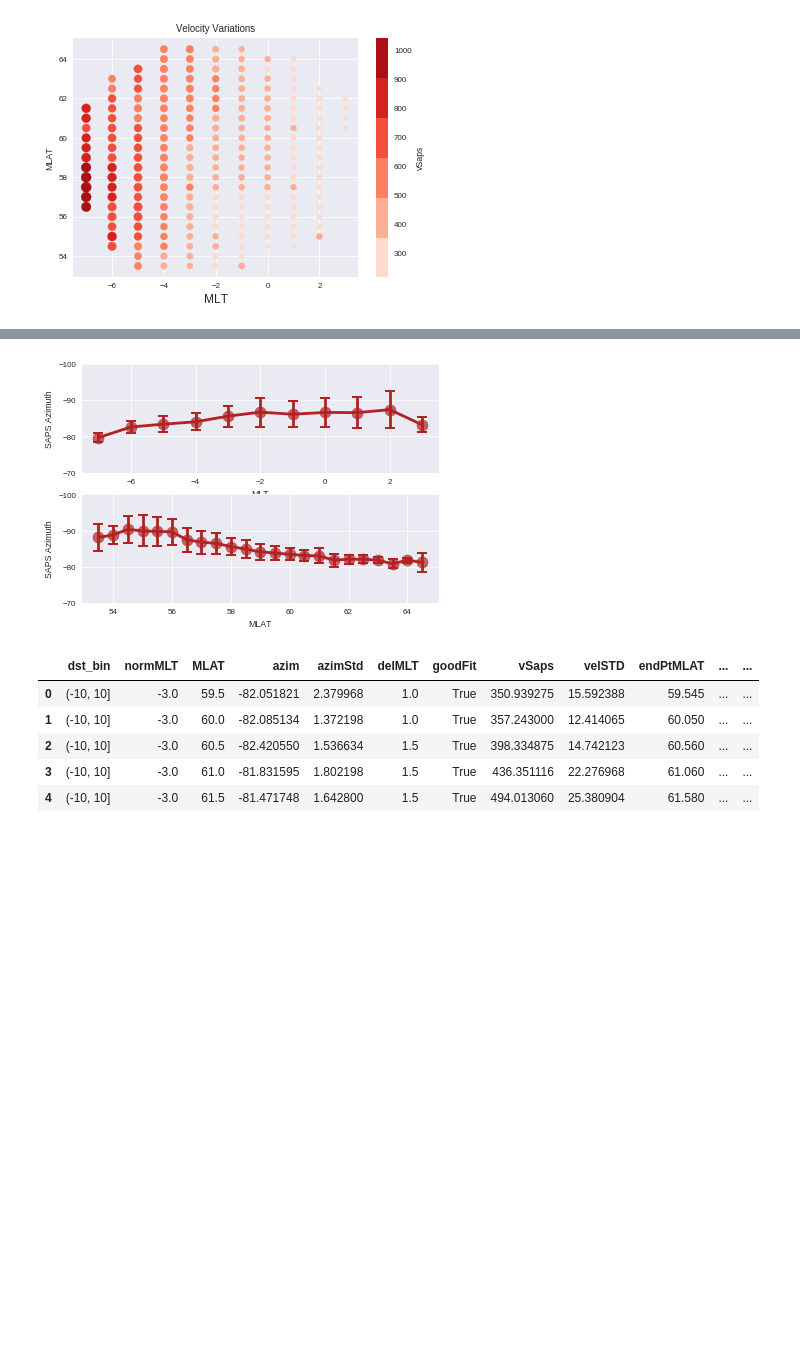
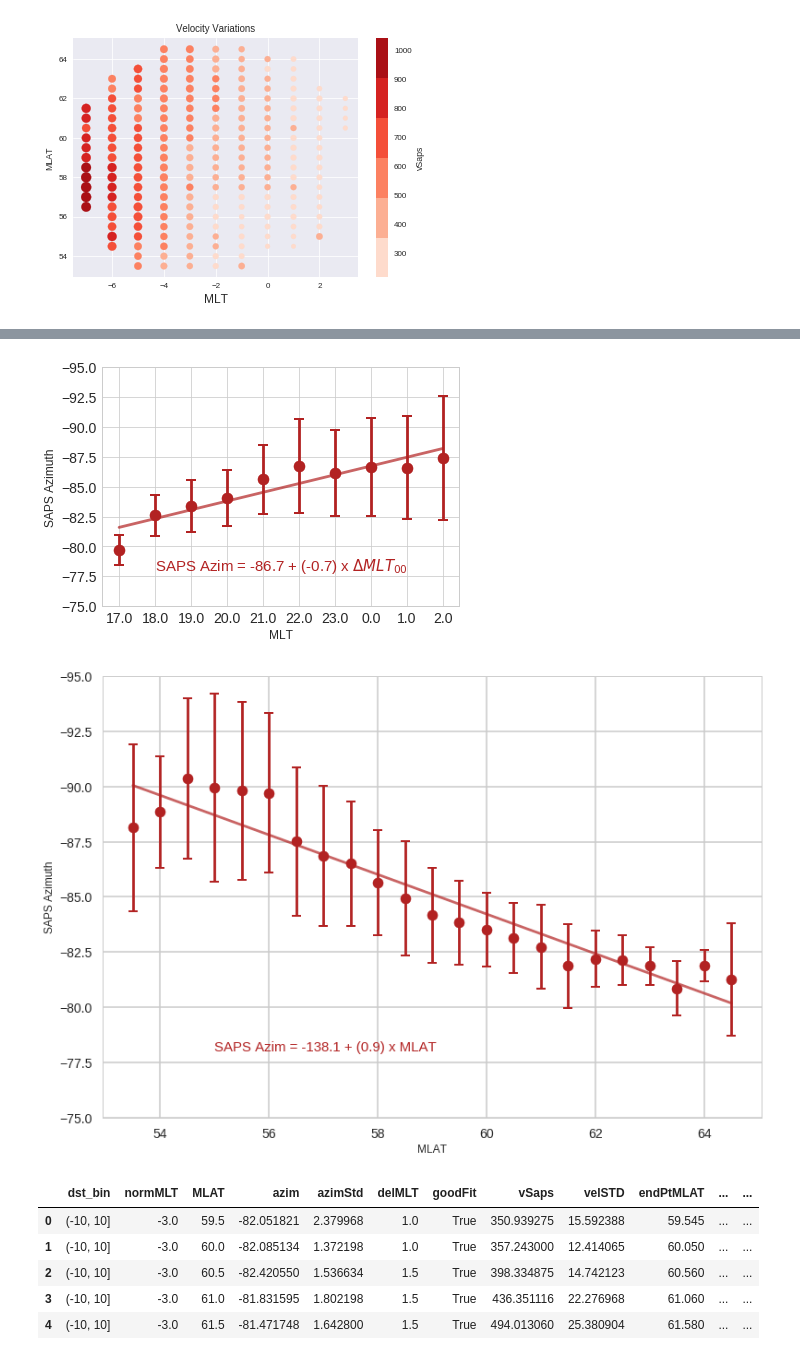
Before and after one commit to bharatreddy/indsvels, a Jupyter notebook: ipy/stats1.ipynb, the cells around one changed output, grey strips where cells are left out. Saved outputs shown, nothing was run; the diff lists cells and outputs as text; code cells hidden in the pictures; blank space fills up the shorter version.

Commit message:
azim fits pres plots

```diff
--- a/ipy/stats1.ipynb
+++ b/ipy/stats1.ipynb
@@ -90,57 +168,81 @@ plt.savefig("../figs/meanAzimMLATMLT.pdf",bbox_inches='tight')
 # %%
-# Plot Mean and Std of Azims vs MLT and MLAT!
-azimMLTMeanDF = mltMlatMeanDF[[ "normMLT", "azim" ]].groupby( [ "normMLT" ] ).mean().reset_index()
-azimMLTMeanDF.columns = [ "normMLT", "azim_est_mlt_mean" ]
-azimMLTStdDF = mltMlatMeanDF[[ "normMLT", "azim" ]].groupby( [ "normMLT" ] ).std().reset_index()
-azimMLTStdDF.columns = [ "normMLT", "azim_est_mlt_std" ]
-azimMLTMeanDF = pandas.merge( azimMLTMeanDF, azimMLTStdDF, on=[ "normMLT" ] )
-# GET MLAT MEAN/STD
-azimMLATMeanDF = mltMlatMeanDF[[ "MLAT", "azim" ]].groupby( [ "MLAT" ] ).mean().reset_index()
-azimMLATMeanDF.columns = [ "MLAT", "azim_est_mlat_mean" ]
-azimMLATStdDF = mltMlatMeanDF[[ "MLAT", "azim" ]].groupby( [ "MLAT" ] ).std().reset_index()
-azimMLATStdDF.columns = [ "MLAT", "azim_est_mlat_std" ]
-azimMLATMeanDF = pandas.merge( azimMLATMeanDF, azimMLATStdDF, on=[ "MLAT" ] )
+unqNrmMLTList = sorted( azimMLTMeanDF[ (azimMLTMeanDF["normMLT"] < 3.) ]["normMLT"].unique().tolist() )
+mltStr = []
+for j in unqNrmMLTList:
+    if j < 0:
+        mltStr.append( str(j + 24) )
+    else:
+        mltStr.append( str(j) )
 # setup fig
 fig = plt.figure()
-ax1 = fig.add_subplot(211)
-ax2 = fig.add_subplot(212)
+ax1 = fig.add_subplot(111)
 # seaborn styling
 sns.set_style("whitegrid")
 sns.set_context("poster")
 
+
+
 azimMLTMeanDF = azimMLTMeanDF.sort(["normMLT"])
+azimMLTMeanDF = azimMLTMeanDF[ azimMLTMeanDF["normMLT"] < 3. ]
 ax1.scatter(azimMLTMeanDF['normMLT'],
             azimMLTMeanDF['azim_est_mlt_mean'],
             marker='o',
             color='firebrick',
             alpha=0.7,
             s = 124)
+
+ax1.plot(azimMLTMeanDF['normMLT'],
+            azimMLTMeanDF['azim_pred'] ,
+            color='firebrick',
+            alpha=0.7)
+
 ax1.errorbar(azimMLTMeanDF['normMLT'],\
              azimMLTMeanDF['azim_est_mlt_mean'],\
-             yerr=azimMLTMeanDF['azim_est_mlt_std'], \
+             yerr=azimMLTMeanDF['azim_est_mlt_std'], fmt='o',\
              color='firebrick', label='', capthick=2., capsize=5.)
+ax1.set_xlabel("MLT", fontsize=12)
+ax1.set_ylabel("SAPS Azimuth", fontsize=12)
+plt.xlabel( "MLT" )
+plt.xticks(unqNrmMLTList, mltStr, size='small')
+plt.tick_params(labelsize=14)
+ax1.set_ylim( [-75,-95] )
+
+plt.text(-6., -78., strVelAzimPredMLT, fontsize=15, color='firebrick')
+
+plt.savefig("../figs/meanStdMLTAzim.pdf",bbox_inches='tight')
 
 # PLOT MLAT MEAN STDs
-ax2.scatter(azimMLATMeanDF['MLAT'],
+fig = plt.figure()
+ax1 = fig.add_subplot(111)
+ax1.scatter(azimMLATMeanDF['MLAT'],
             azimMLATMeanDF['azim_est_mlat_mean'],
             marker='o',
             color='firebrick',
             alpha=0.7,
             s = 124)
-ax2.errorbar(azimMLATMeanDF['MLAT'],\
+
+ax1.plot(azimMLATMeanDF['MLAT'],
+            azimMLATMeanDF['azim_pred'] ,
+            color='firebrick',
+            alpha=0.7)
+
+ax1.errorbar(azimMLATMeanDF['MLAT'],\
              azimMLATMeanDF['azim_est_mlat_mean'],\
-             yerr=azimMLATMeanDF['azim_est_mlat_std'], \
+             yerr=azimMLATMeanDF['azim_est_mlat_std'], fmt='o', \
              color='firebrick', label='', capthick=2., capsize=5.)
-# plt.rcParams['axes.labelweight'] = 'bold'
-ax1.set_ylim( [-70,-100] )
-ax2.set_ylim( [-70,-100] )
-ax1.set_xlabel("MLT")
-ax2.set_xlabel("MLAT")
-ax1.set_ylabel("SAPS Azimuth")
-ax2.set_ylabel("SAPS Azimuth")
-plt.savefig("../figs/meanStdAzim.pdf",bbox_inches='tight')
+
+
+ax1.set_xlabel("MLAT", fontsize=12)
+ax1.set_ylabel("SAPS Azimuth", fontsize=12)
+plt.tick_params(labelsize=14)
+ax1.set_ylim( [-75,-95] )
+
+plt.text(55., -78., strVelAzimPredMLAT, fontsize=15, color='firebrick')
+
+plt.savefig("../figs/meanStdMLATAzim.pdf",bbox_inches='tight')
 # %% [output]
-[figure, old version]
+[figure, new version]
+[figure, added]
 # %%
 # Groupby Dst bin
 dstLocDF = velsDataDF.groupby( [ "dst_bin", "normMLT", "MLAT" ] ).median().reset_index()
```
Also changed, not shown: parts of 6 cells of this notebook, 22 other files.
